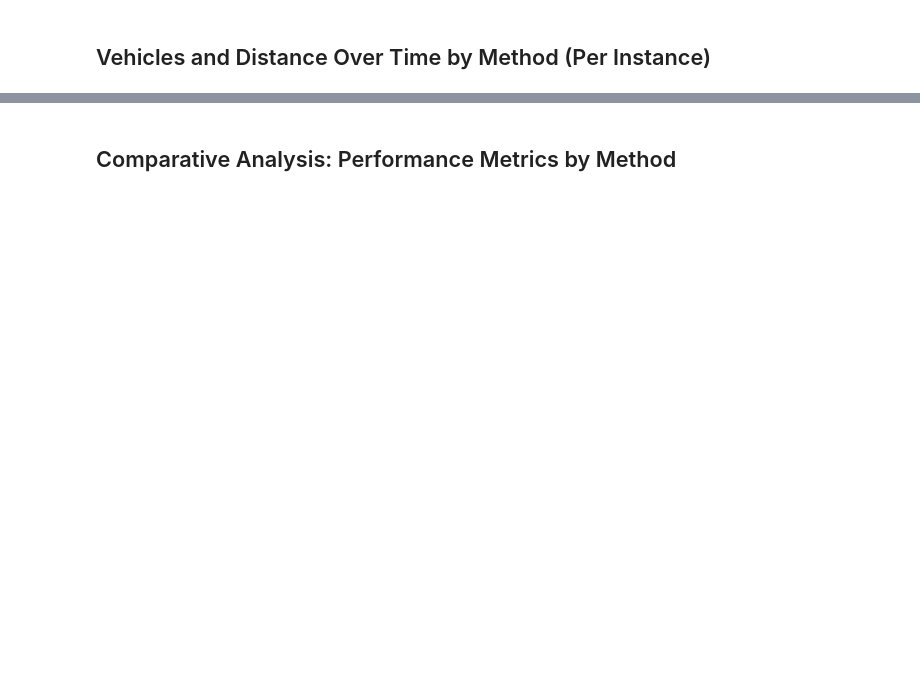
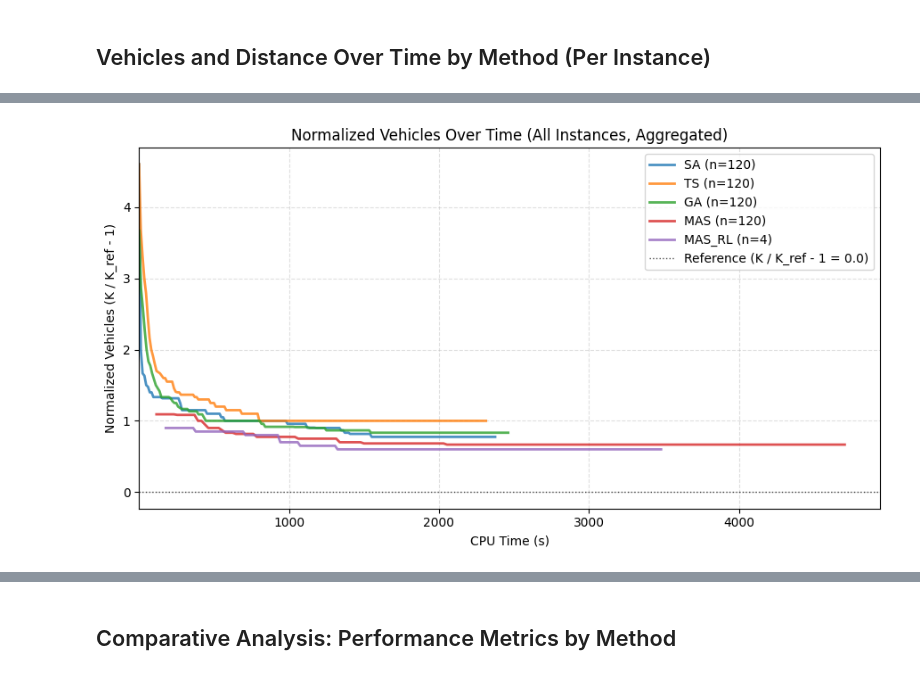
Before and after one commit to hugodba/TCC, a Jupyter notebook: src/main.ipynb, the cells around one changed output, grey strips where cells are left out. Cells and saved outputs as stored; diff of their text form; code cells hidden in the pictures; blank space fills up the shorter version.

```diff
--- a/src/main.ipynb
+++ b/src/main.ipynb
@@ -1724,6 +2190,7 @@ else:
 
         fig, ax = plt.subplots(figsize=(9, 5))
         plotted = False
+        min_plot_time = np.nan
 
         cmap = plt.get_cmap("tab10")
         method_colors = {m: cmap(i % 10) for i, m in enumerate(method_order)}
@@ -1733,11 +2200,12 @@ else:
             if not traces:
                 continue
 
-            max_time = max((t[-1] for t, _ in traces if t), default=0.0)
-            if not np.isfinite(max_time) or max_time <= 0:
+            min_time = min((t[0] for t, _ in traces if t), default=np.nan)
+            max_time = max((t[-1] for t, _ in traces if t), default=np.nan)
+            if not np.isfinite(min_time) or not np.isfinite(max_time) or max_time <= 0:
                 continue
 
-            grid = np.linspace(0.0, max_time, 200)
+            grid = np.linspace(min_time, max_time, 200)
             series = [_step_interpolate(t, v, grid) for t, v in traces]
             if not series:
                 continue
@@ -1749,34 +2217,41 @@ else:
 
             ax.plot(
                 grid,
                 agg,
                 label=f"{method_label} (n={len(series)})",
                 color=method_colors.get(method_label, None),
                 linewidth=2,
                 alpha=0.8,
             )
             plotted = True
+            if np.isfinite(min_time):
+                min_plot_time = min(min_plot_time, min_time) if np.isfinite(min_plot_time) else min_time
 
         if plotted:
             ax.axhline(
                 0.0,
                 color="black",
                 linestyle=":",
                 linewidth=1,
                 alpha=0.7,
                 label="Reference (K / K_ref - 1 = 0.0)",
             )
             ax.set_title("Normalized Vehicles Over Time (All Instances, Aggregated)")
             ax.set_xlabel("CPU Time (s)")
             ax.set_ylabel("Normalized Vehicles (K / K_ref - 1)")
-            ax.set_xlim(left=0)
+            if np.isfinite(min_plot_time):
+                ax.set_xlim(left=max(0.0, float(min_plot_time)))
+            else:
+                ax.set_xlim(left=0)
             ax.grid(True, linestyle="--", alpha=0.4)
             ax.legend()
             fig.tight_layout()
             plt.show()
         else:
             logger.info("Normalized vehicles plot skipped: no valid traces available")
             plt.close(fig)
+# %% [output]
+[figure, added]
 # %%
 # Normalized distance over time aggregated across instances (one line per method).
 batch_df = _build_batch_run_level_df_from_summaries()
```
Also changed, not shown: parts of 12 cells of this notebook, 5 other files.
